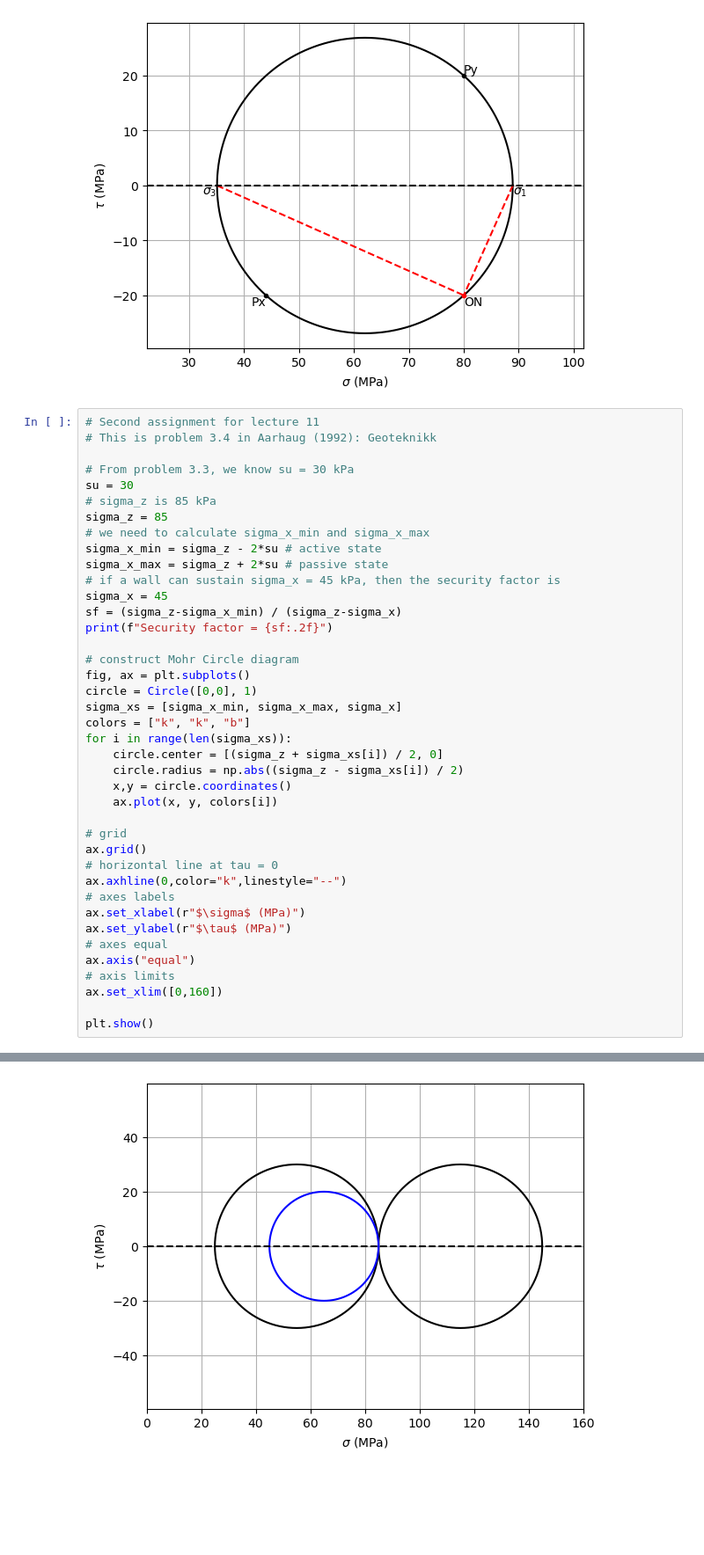
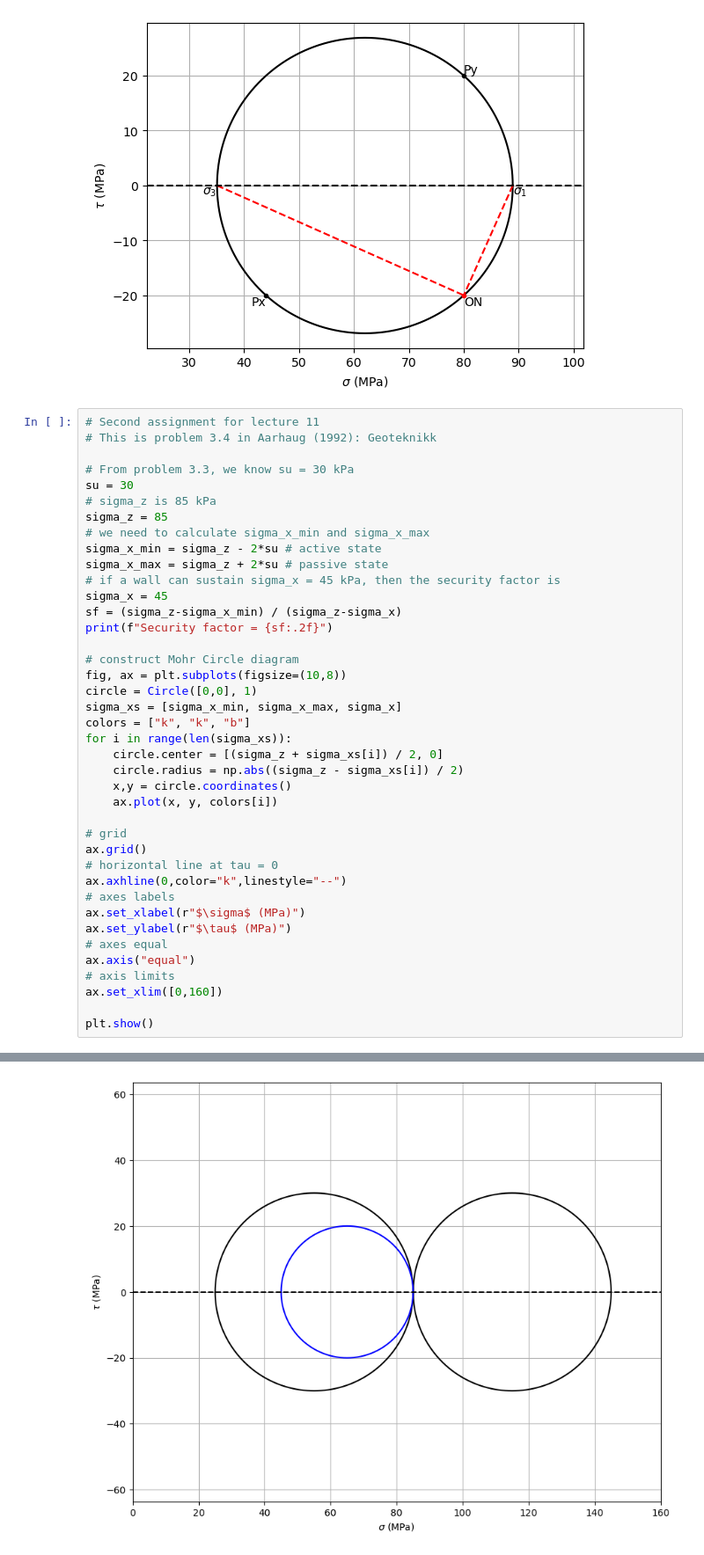
Before and after one commit to nfcd/geotech, a Jupyter notebook: mohr_circle.ipynb, the cells around one changed output, grey strips where cells are left out. Shown at 88% size. Saved outputs shown, nothing was run; the diff lists cells and outputs as text; blank space fills up the shorter version.

```diff
--- a/mohr_circle.ipynb
+++ b/mohr_circle.ipynb
@@ -141,35 +141,35 @@ sigma_x_max = sigma_z + 2*su # passive state
 # if a wall can sustain sigma_x = 45 kPa, then the security factor is
 sigma_x = 45
 sf = (sigma_z-sigma_x_min) / (sigma_z-sigma_x)
 print(f"Security factor = {sf:.2f}")
 
 # construct Mohr Circle diagram
-fig, ax = plt.subplots()
+fig, ax = plt.subplots(figsize=(10,8))
 circle = Circle([0,0], 1)
 sigma_xs = [sigma_x_min, sigma_x_max, sigma_x]
 colors = ["k", "k", "b"]
 for i in range(len(sigma_xs)):
     circle.center = [(sigma_z + sigma_xs[i]) / 2, 0]
     circle.radius = np.abs((sigma_z - sigma_xs[i]) / 2)
     x,y = circle.coordinates()
     ax.plot(x, y, colors[i])
 
 # grid
 ax.grid()
 # horizontal line at tau = 0
 ax.axhline(0,color="k",linestyle="--")
 # axes labels
 ax.set_xlabel(r"$\sigma$ (MPa)")
 ax.set_ylabel(r"$\tau$ (MPa)")
 # axes equal
 ax.axis("equal")
 # axis limits
 ax.set_xlim([0,160])
 
 plt.show()
 # %% [output]
 Security factor = 1.50
-[figure, old version]
+[figure, new version]
 # %%
 # First assignment (oppgave) in forelesning 12
 # This is also oppgave 4.6 in Aarhaug (1991): Geoteknikk 1
```
